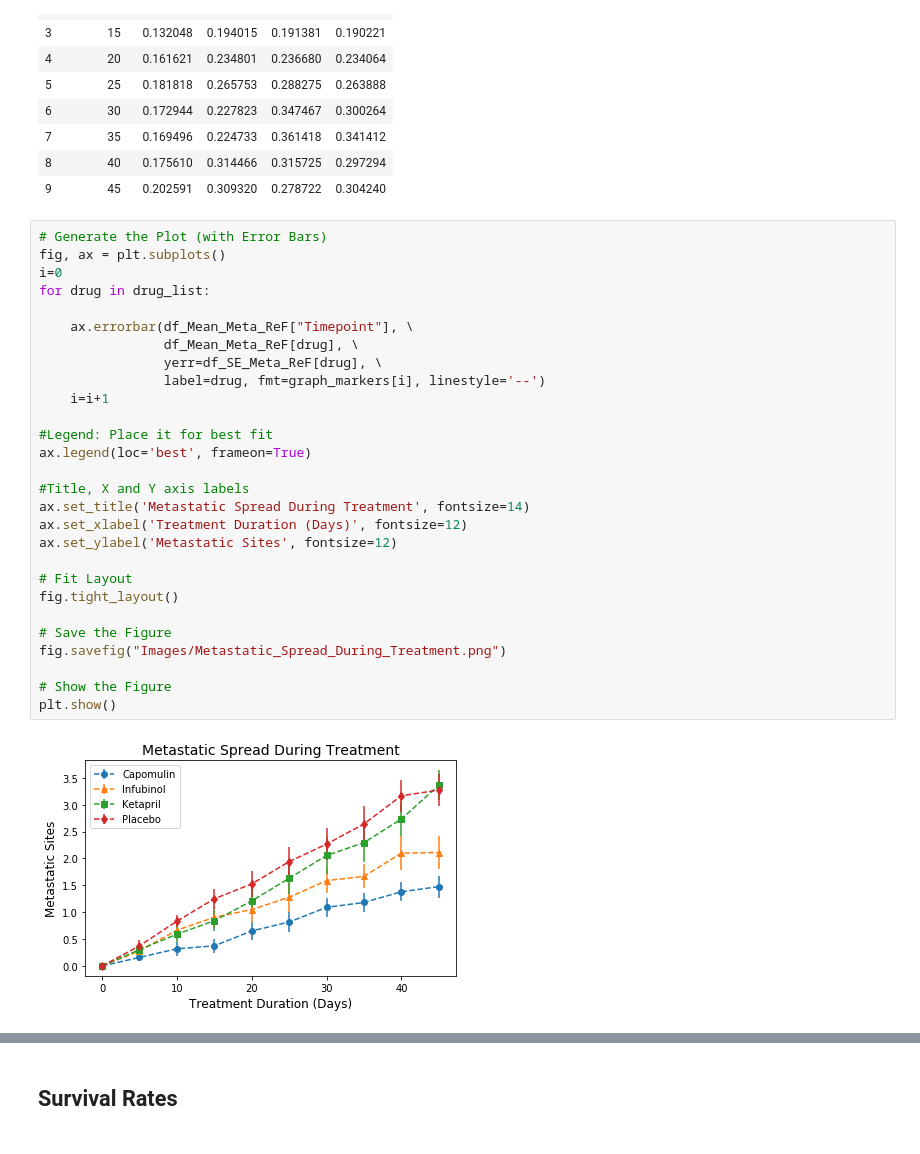
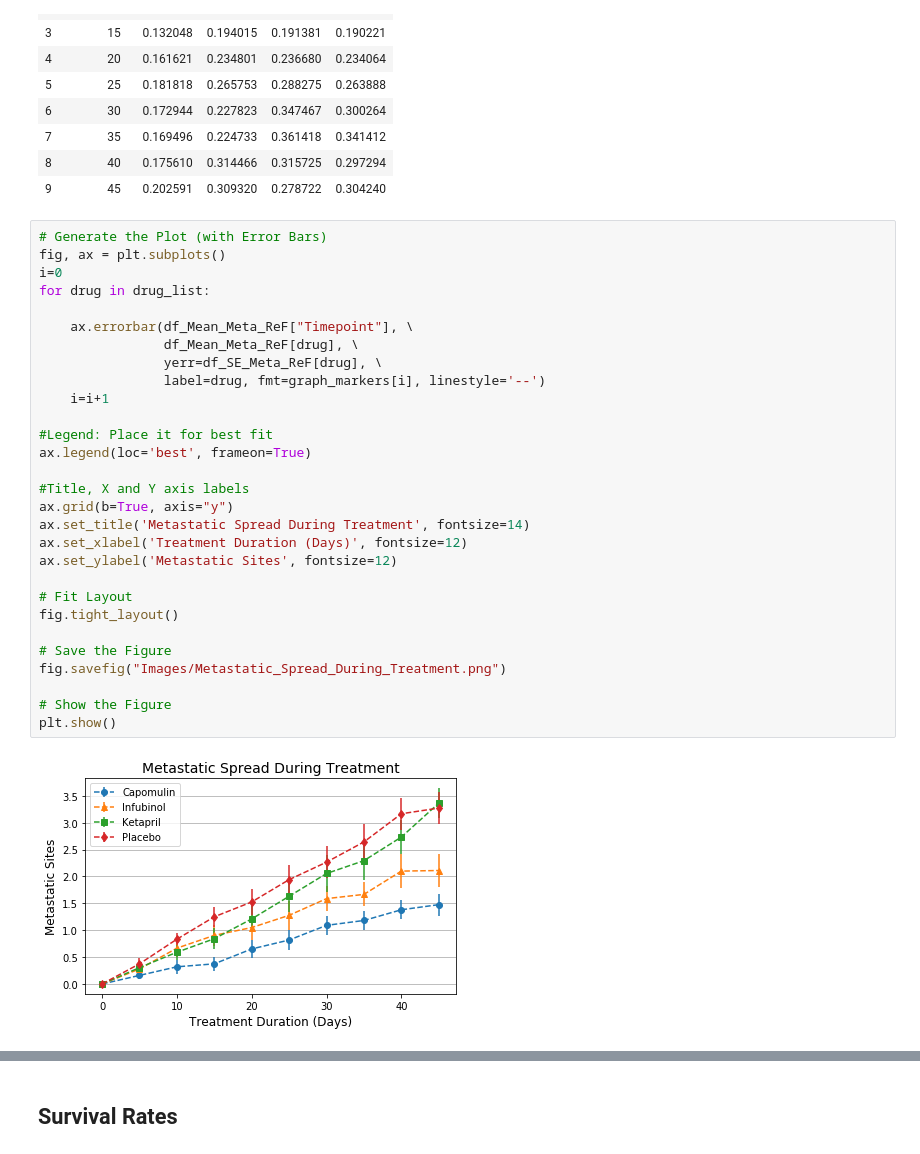
Before and after one commit to gkumar24/DataViz-HW05-Matplotlib, a Jupyter notebook: Pymaceuticals/pymaceuticals.ipynb, the cells around one changed output, grey strips where cells are left out. Saved outputs shown, nothing was run; the diff lists cells and outputs as text.

```diff
--- a/Pymaceuticals/pymaceuticals.ipynb
+++ b/Pymaceuticals/pymaceuticals.ipynb
@@ -330,33 +331,34 @@ df_SE_Meta_ReF
 # %%
 # Generate the Plot (with Error Bars)
 fig, ax = plt.subplots()
 i=0
 for drug in drug_list:
 
     ax.errorbar(df_Mean_Meta_ReF["Timepoint"], \
                 df_Mean_Meta_ReF[drug], \
                 yerr=df_SE_Meta_ReF[drug], \
                 label=drug, fmt=graph_markers[i], linestyle='--')
     i=i+1
 
 #Legend: Place it for best fit
 ax.legend(loc='best', frameon=True)
 
 #Title, X and Y axis labels
+ax.grid(b=True, axis="y")
 ax.set_title('Metastatic Spread During Treatment', fontsize=14)
 ax.set_xlabel('Treatment Duration (Days)', fontsize=12)
 ax.set_ylabel('Metastatic Sites', fontsize=12)
 
 # Fit Layout
 fig.tight_layout()
 
 # Save the Figure
 fig.savefig("Images/Metastatic_Spread_During_Treatment.png")
 
 # Show the Figure
 plt.show()
 # %% [output]
-[figure, old version]
+[figure, new version]
 # %% [markdown]
 ![Metastatic Spread During Treatment](../Images/spread.png)
 # %% [markdown]
```
Also changed, not shown: parts of 4 cells of this notebook, 5 other files.
